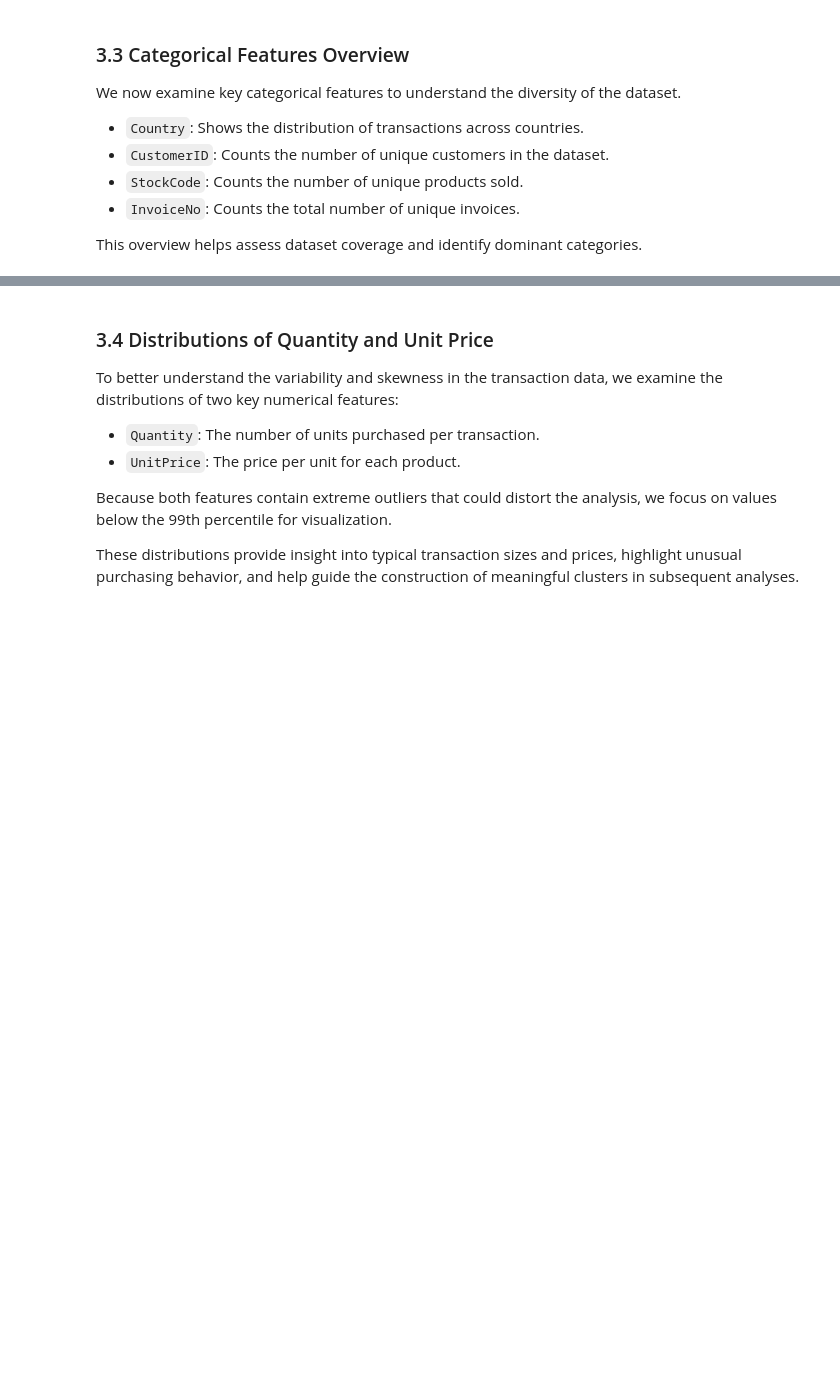
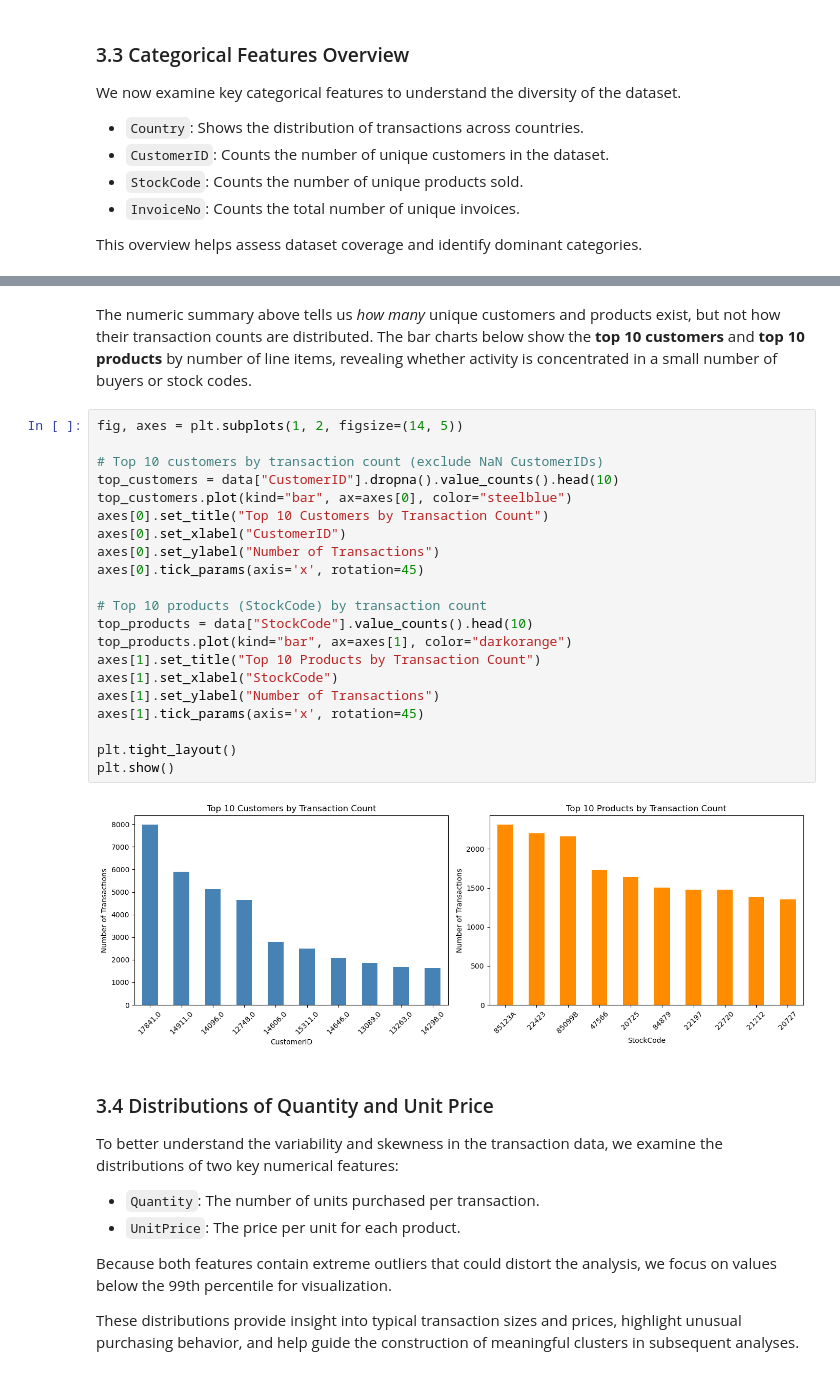
Before and after one commit to NouRALsaidD/data_mining_2026, a Jupyter notebook: data_mining_project_template.ipynb, the cells around one changed output, grey strips where cells are left out. Drawn from its saved outputs; the diff is of its cells as text; blank space fills up the shorter version.

```diff
--- a/data_mining_project_template.ipynb
+++ b/data_mining_project_template.ipynb
@@ -231,3 +243,28 @@ Unique InvoiceNos: 25900
+# %% [markdown]
+The numeric summary above tells us *how many* unique customers and products exist, but not how their transaction counts are distributed. The bar charts below show the **top 10 customers** and **top 10 products** by number of line items, revealing whether activity is concentrated in a small number of buyers or stock codes.
+# %%
+fig, axes = plt.subplots(1, 2, figsize=(14, 5))
+
+# Top 10 customers by transaction count (exclude NaN CustomerIDs)
+top_customers = data["CustomerID"].dropna().value_counts().head(10)
+top_customers.plot(kind="bar", ax=axes[0], color="steelblue")
+axes[0].set_title("Top 10 Customers by Transaction Count")
+axes[0].set_xlabel("CustomerID")
+axes[0].set_ylabel("Number of Transactions")
+axes[0].tick_params(axis='x', rotation=45)
+
+# Top 10 products (StockCode) by transaction count
+top_products = data["StockCode"].value_counts().head(10)
+top_products.plot(kind="bar", ax=axes[1], color="darkorange")
+axes[1].set_title("Top 10 Products by Transaction Count")
+axes[1].set_xlabel("StockCode")
+axes[1].set_ylabel("Number of Transactions")
+axes[1].tick_params(axis='x', rotation=45)
+
+plt.tight_layout()
+plt.show()
+# %% [output]
+[figure, added]
 # %% [markdown]
 ### 3.4 Distributions of Quantity and Unit Price
 
```
Also changed, not shown: parts of 5 cells of this notebook.
